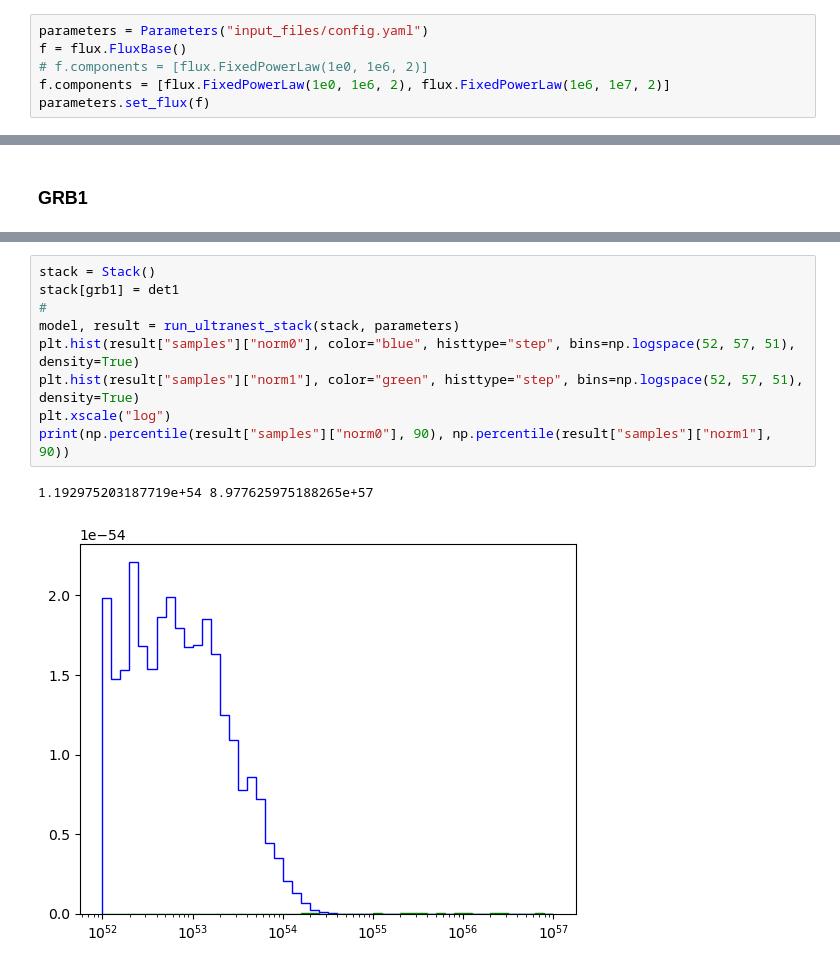
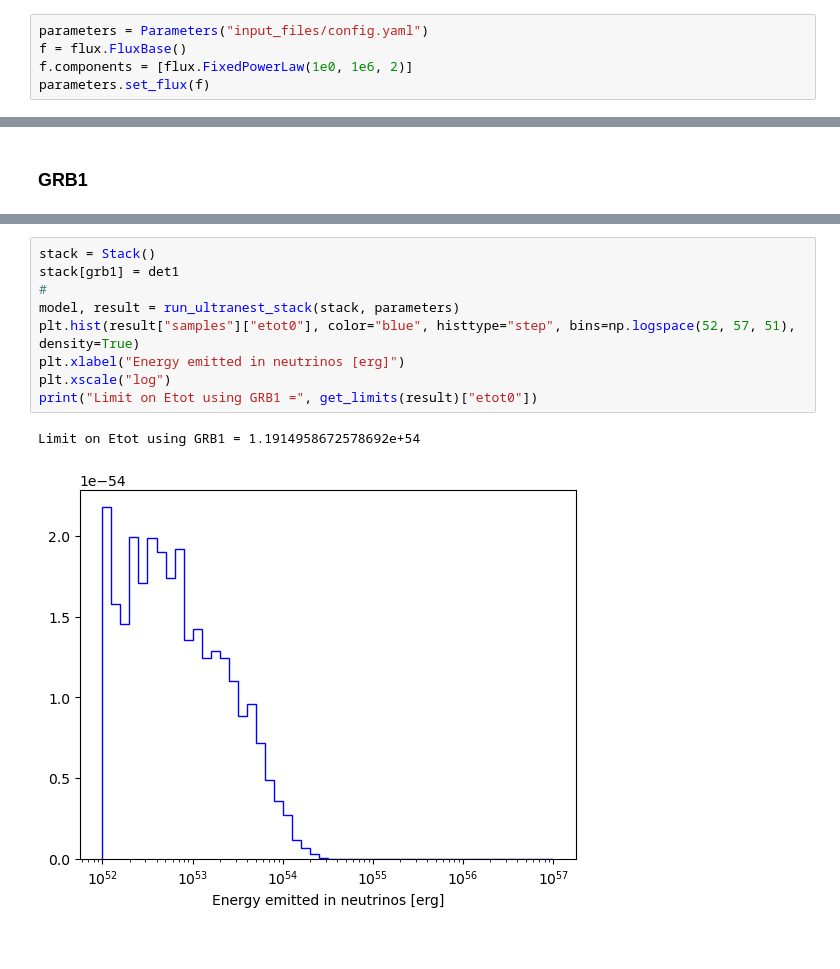
Before and after one commit to mlamo/momenta, a Jupyter notebook: examples/stacking_example.ipynb, the cells around one changed output, grey strips where cells are left out. Saved outputs shown, nothing was run; the diff lists cells and outputs as text.

```diff
--- a/examples/stacking_example.ipynb
+++ b/examples/stacking_example.ipynb
@@ -22,8 +20,7 @@ from momenta.stats.constraints import get_limits
 # %%
 parameters = Parameters("input_files/config.yaml")
 f = flux.FluxBase()
-# f.components = [flux.FixedPowerLaw(1e0, 1e6, 2)]
-f.components = [flux.FixedPowerLaw(1e0, 1e6, 2), flux.FixedPowerLaw(1e6, 1e7, 2)]
+f.components = [flux.FixedPowerLaw(1e0, 1e6, 2)]
 parameters.set_flux(f)
 # %%
 grb1 = PointSource(100, 20, 0, name="GRB1")
@@ -82,12 +78,12 @@ print(np.percentile(result["samples"]["norm0"], 90), np.percentile(result["sampl
 # %%
 stack = Stack()
 stack[grb1] = det1
 #
 model, result = run_ultranest_stack(stack, parameters)
-plt.hist(result["samples"]["norm0"], color="blue", histtype="step", bins=np.logspace(52, 57, 51), density=True)
-plt.hist(result["samples"]["norm1"], color="green", histtype="step", bins=np.logspace(52, 57, 51), density=True)
+plt.hist(result["samples"]["etot0"], color="blue", histtype="step", bins=np.logspace(52, 57, 51), density=True)
+plt.xlabel("Energy emitted in neutrinos [erg]")
 plt.xscale("log")
-print(np.percentile(result["samples"]["norm0"], 90), np.percentile(result["samples"]["norm1"], 90))
+print("Limit on Etot using GRB1 =", get_limits(result)["etot0"])
 # %% [output]
-1.192975203187719e+54 8.977625975188265e+57
+Limit on Etot using GRB1 = 1.1914958672578692e+54
-[figure, old version]
+[figure, new version]
```
Also changed, not shown: parts of 4 cells of this notebook, 1 other file.
